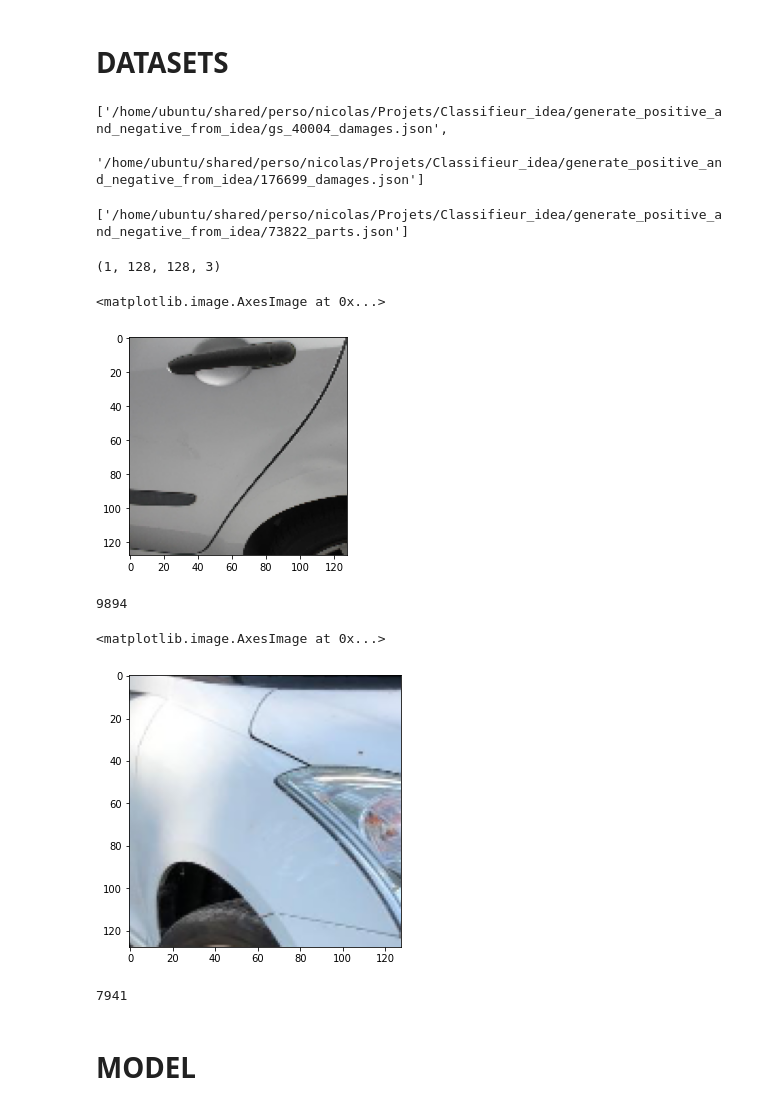
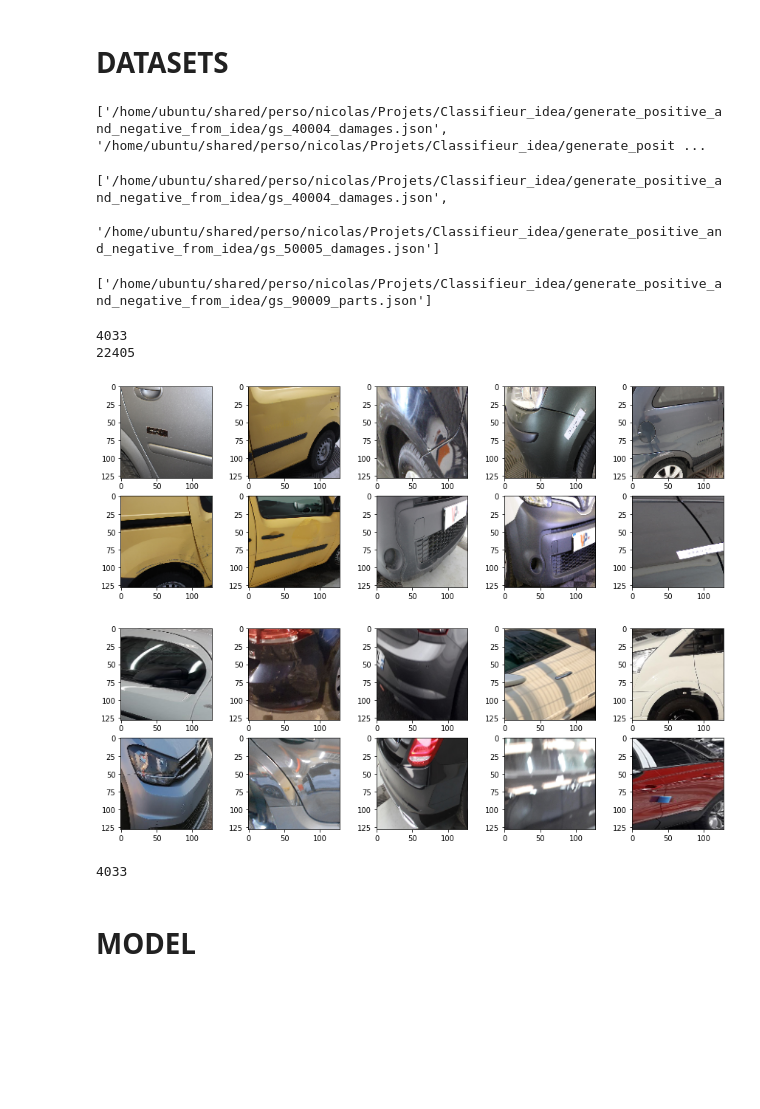
Before and after one commit to JereMonk/Wnet, a Jupyter notebook: Wnet_clustering.ipynb, the cells around one changed output. Cells and saved outputs as stored; diff of their text form; code cells hidden in the pictures; blank space fills up the shorter version.

```diff
--- a/Wnet_clustering.ipynb
+++ b/Wnet_clustering.ipynb
@@ -45,58 +56,77 @@ path ='/home/ubuntu/shared/perso/nicolas/Projets/Classifieur_idea/generate_posit
 parts_ds= []
 dam_ds =[]
 for d in os.listdir(path):
+
     if 'parts' in d:
-        parts_ds.append(d)
-    else:
-        dam_ds.append(d)
+        if "gs" in d:
+            parts_ds.append(d)
+    elif 'damages' in d:
+        if "gs" in d:
+            dam_ds.append(d)
 
 path_damaged = [path+'/'+dam_ds[0],path+'/'+dam_ds[1]]
 
-path_non_damaged = [path+'/'+parts_ds[1]]
+path_non_damaged = [path+'/'+parts_ds[0]]
+
+
+print(path_damaged)
+
 
 #path_non_damaged = '/home/ubuntu/shared/data/meta/annotations/gold_standard/2021-06/parts_2021-06_val.json'
 to_keep = ["bumper_back","bumper_front","door_back_left","door_back_right","door_front_left",
 "door_front_right","fender_back_left","fender_back_right","fender_front_left","fender_front_right"]
 
 #to_keep='all'
+# %% [output]
+['/home/ubuntu/shared/perso/nicolas/Projets/Classifieur_idea/generate_positive_and_negative_from_idea/gs_40004_damages.json', '/home/ubuntu/shared/perso/nicolas/Projets/Classifieur_idea/generate_posit ...
 # %%
 path_damaged
 # %% [output]
 ['/home/ubuntu/shared/perso/nicolas/Projets/Classifieur_idea/generate_positive_and_negative_from_idea/gs_40004_damages.json',
- '/home/ubuntu/shared/perso/nicolas/Projets/Classifieur_idea/generate_positive_and_negative_from_idea/176699_damages.json']
+ '/home/ubuntu/shared/perso/nicolas/Projets/Classifieur_idea/generate_positive_and_negative_from_idea/gs_50005_damages.json']
 # %%
 path_non_damaged
 # %% [output]
-['/home/ubuntu/shared/perso/nicolas/Projets/Classifieur_idea/generate_positive_and_negative_from_idea/73822_parts.json']
+['/home/ubuntu/shared/perso/nicolas/Projets/Classifieur_idea/generate_positive_and_negative_from_idea/gs_90009_parts.json']
 # %%
 dam_gen = get_damaged_generator(path_damaged, batch_size=1, dim=(128,128), to_keep=to_keep,area_threshold=5000)
 # %%
 non_dam_gen = get_non_damaged_generator(path_non_damaged, batch_size=1, dim=(128,128), to_keep=to_keep,area_threshold=5000)
+# %%
+print(len(dam_gen.map_id))
+print(len(non_dam_gen.map_id))
+# %% [output]
+4033
+22405
 # %%
-dam = dam_gen.__getitem__(np.random.randint(1,1000))
-print(dam.shape)
+#dam = dam_gen.__getitem__(np.random.randint(1,1000))
+#print(dam.shape)
 #plt.figure(figsize=(15,15))
-plt.imshow(dam[0])
+#plt.imshow(dam[0])
+
+plt.figure(figsize=(15,5))
+for i in range(10):
+    ndam = dam_gen.__getitem__(np.random.randint(1,1000))
+    plt.subplot(2,5,i+1)
+    plt.imshow(ndam[0])
 # %% [output]
-(1, 128, 128, 3)
-<matplotlib.image.AxesImage at 0x...>
-[figure, old version]
+[figure, new version]
-# %%
-len(non_dam_gen.map_id)
-# %% [output]
-9894
 # %%
-ndam = non_dam_gen.__getitem__(np.random.randint(1,1000))
+#ndam = non_dam_gen.__getitem__(np.random.randint(1,1000))
 #print(ndam.shape)
-plt.figure(figsize=(5,5))
-plt.imshow(ndam[0])
+#plt.figure(figsize=(5,5))
+#plt.imshow(ndam[0])
+plt.figure(figsize=(15,5))
+for i in range(10):
+    ndam = non_dam_gen.__getitem__(np.random.randint(1,1000))
+    plt.subplot(2,5,i+1)
+    plt.imshow(ndam[0])
 # %% [output]
-<matplotlib.image.AxesImage at 0x...>
-[figure, old version]
+[figure, new version]
 # %%
 len(dam_gen.map_id)
 # %% [output]
-7941
+4033
 # %% [markdown]
 # MODEL
 # %%
```
Also changed, not shown: parts of 35 cells of this notebook, 1 other file.
